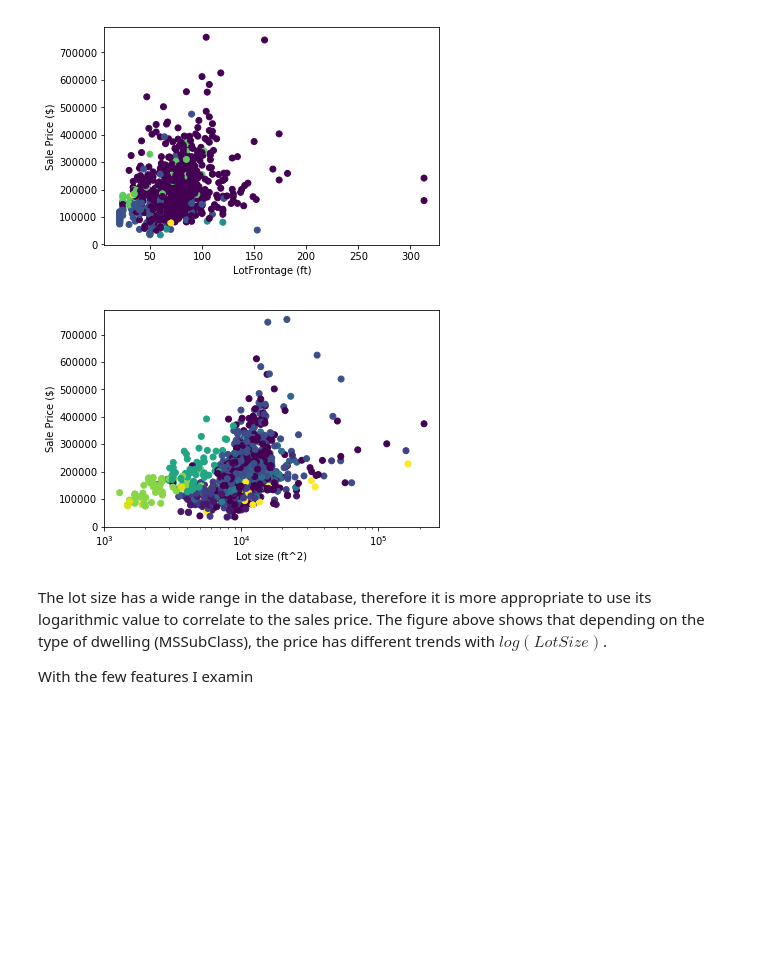
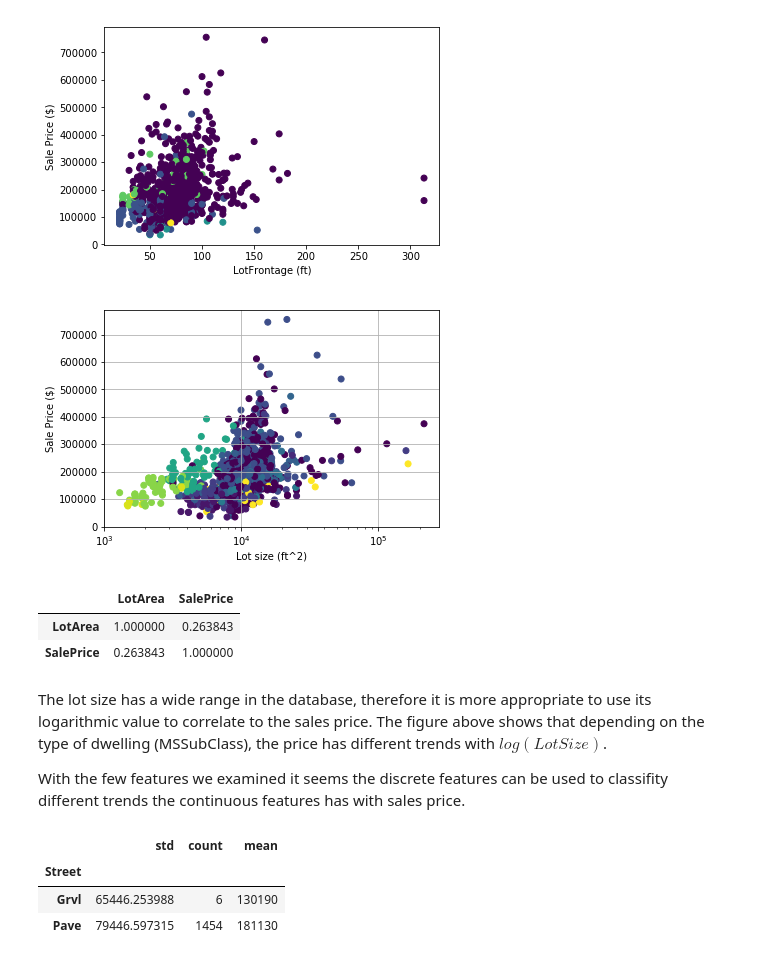
Before and after one commit to badGarnet/house_price, a Jupyter notebook: drawing board.ipynb, the cells around one changed output. Saved outputs shown, nothing was run; the diff lists cells and outputs as text; code cells hidden in the pictures; blank space fills up the shorter version.

```diff
--- a/drawing board.ipynb
+++ b/drawing board.ipynb
@@ -124,14 +125,28 @@ plt.show()
 # %%
 fig = plt.figure
 ax = plt.gca()
 ax.scatter(trainset.LotArea, trainset.SalePrice, c = trainset.MSSubClass)
 ax.set_xscale('log')
 plt.xlabel('Lot size (ft^2)')
 plt.ylabel('Sale Price ($)')
+plt.grid()
 plt.show()
 # %% [output]
-[figure, old version]
+[figure, new version]
+# %%
+trainset[['LotArea', 'SalePrice']].corr()
+# %% [output]
+|  | LotArea | SalePrice |
+| LotArea | 1.000000 | 0.263843 |
+| SalePrice | 0.263843 | 1.000000 |
 # %% [markdown]
 The lot size has a wide range in the database, therefore it is more appropriate to use its logarithmic value to correlate to the sales price. The figure above shows that depending on the type of dwelling (MSSubClass), the price has different trends with $log(LotSize)$.
 
-With the few features I examin
+With the few features we examined it seems the discrete features can be used to classifity different trends the continuous features has with sales price.
+# %%
+trainset.groupby('Street').SalePrice.agg(aggvals)
+# %% [output]
+|  | std | count | mean |
+| Street |  |  |  |
+| Grvl | 65446.253988 | 6 | 130190 |
+| Pave | 79446.597315 | 1454 | 181130 |
```
Also changed, not shown: parts of 47 cells of this notebook.
